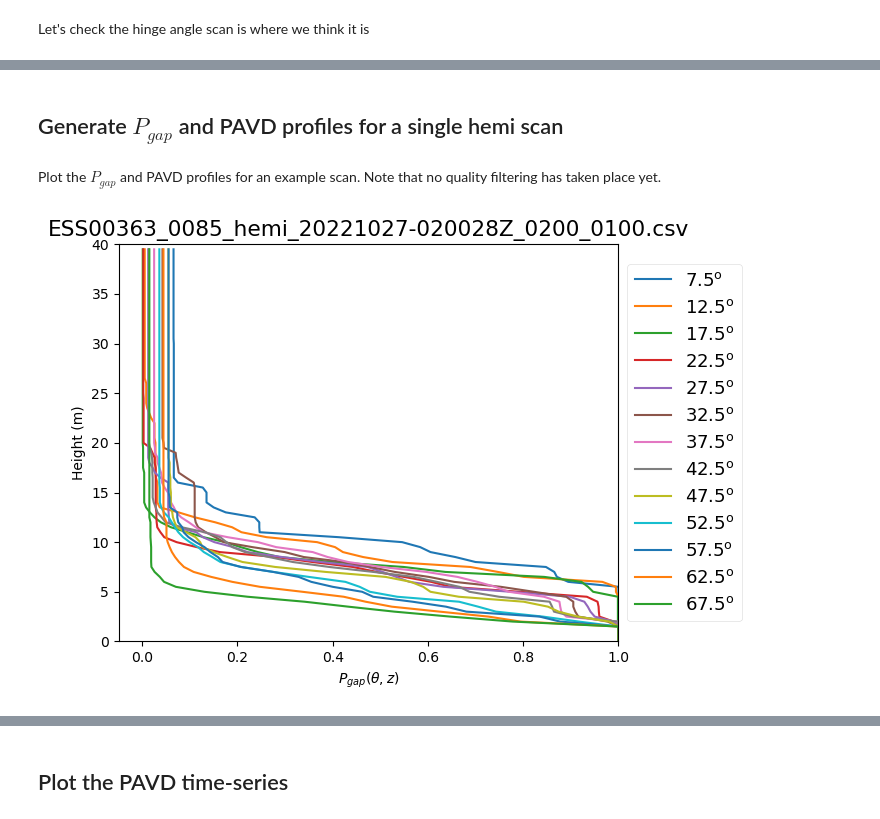
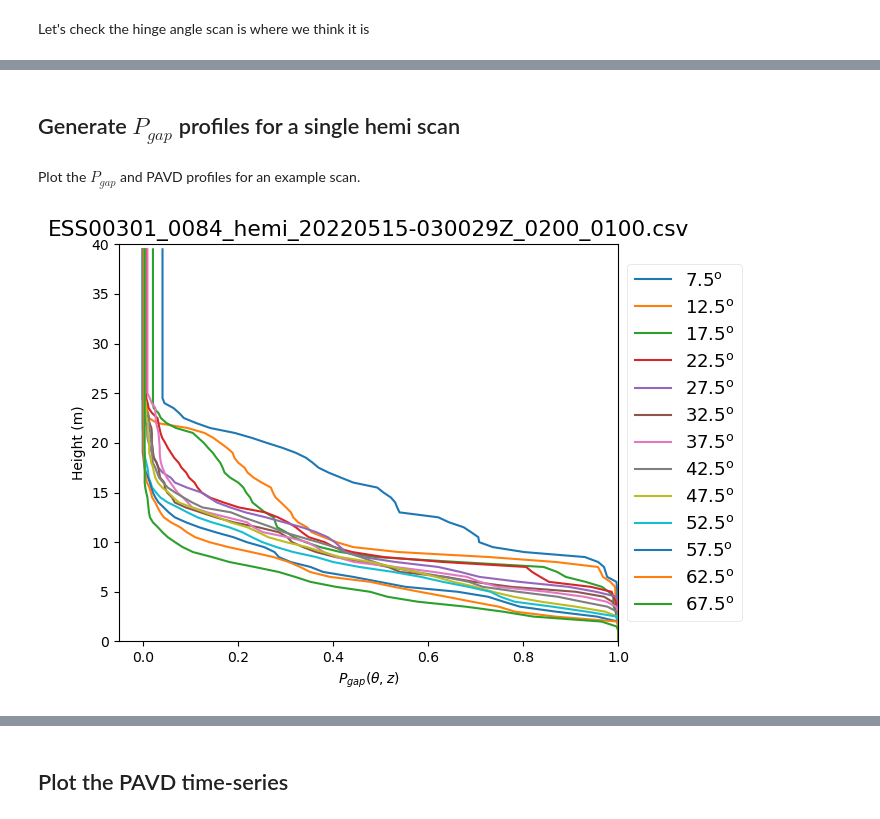
Before and after one commit to armstonj/pylidar-tls-canopy, a Jupyter notebook: notebooks/03_leaf_example.ipynb, the cells around one changed output, grey strips where cells are left out. Cells and saved outputs as stored; diff of their text form; code cells hidden in the pictures.

```diff
--- a/notebooks/03_leaf_example.ipynb
+++ b/notebooks/03_leaf_example.ipynb
@@ -93,15 +129,17 @@ def plot_timseries_1d(dates, values, xlim=[None,None], ylim=[0,None], title=None
 # %% [markdown]
 Create a list of all files available to generate a time-series.
 # %%
+# SERC
 sensor = 363
+os.chdir(f'/gpfs/data1/vclgp/data/leaf/serc/01Nov22/{sensor:d}/data')
+hemi_csv_list = glob.glob('ESS?????_*_hemi_*.csv')
+hinge_csv_list = glob.glob('ESS?????_*_hinge_*.csv')
+ground_csv_list = glob.glob('data/ESS?????_*_ground_*.csv')
+power_csv_list = glob.glob('pwr/ESS?????_pwr_*.csv')
 
-os.chdir(f'/gpfs/data1/vclgp/data/leaf/01Nov22/{sensor:d}')
-
-# Data files
-hemi_csv_list = glob.glob('data/ESS?????_*_hemi_*.csv')
-hinge_csv_list = glob.glob('data/ESS?????_*_hinge_*.csv')
-ground_csv_list = glob.glob('data/ESS?????_*_ground_*.csv')
-
-# Power files
-power_csv_list = glob.glob('pwr/ESS?????_pwr_*.csv')
+# Wytham
+sensor = 301
+os.chdir(f'/gpfs/data1/vclgp/data/leaf/wytham/{sensor:d}')
+hemi_csv_list = glob.glob('ESS?????_*_hemi_*.csv')
+hinge_csv_list = glob.glob('ESS?????_*_hinge_*.csv')
 # %%
@@ -128,16 +196,17 @@ plot_xyz(df.x1[valid], df.y1[valid], df.z1[valid], df.intensity1[valid],
 # %% [markdown]
-## Generate $P_{gap}$ and PAVD profiles for a single hemi scan
+## Generate $P_{gap}$ profiles for a single hemi scan
 # %% [markdown]
-Plot the $P_{gap}$ and PAVD profiles for an example scan. Note that no quality filtering has taken place yet.
+Plot the $P_{gap}$ and PAVD profiles for an example scan.
 # %%
 leaf_file = hemi_csv_list[0]
 vpp = plant_profile.Jupp2009(hres=0.5, zres=5, ares=90, min_z=5, max_z=70, min_h=0, max_h=40)
-valid = vpp.add_leaf_scan_position(leaf_file, method='WEIGHTED', min_zenith=5, max_zenith=70, sensor_height=1.5)
+valid = vpp.add_leaf_scan_position(leaf_file, method='WEIGHTED',
+                                   min_zenith=5, max_zenith=70, sensor_height=1.5)
 if valid:
     vpp.get_pgap_theta_z()
     title = os.path.basename(leaf_file)
     pgap_labels = [fr'{b:.1f}$\rm ^o$' for b in vpp.zenith_bin]
     plot_vertical_profiles(vpp.pgap_theta_z, vpp.height_bin, xlabel=r'$P_{gap}(\theta,z)$',
                            labels=pgap_labels, ylim=[0,40], xlim=[None,1], figsize=[7,5], title=title)
 # %% [output]
-[figure, old version]
+[figure, new version]
```
Also changed, not shown: parts of 19 cells of this notebook, 1 other file.
